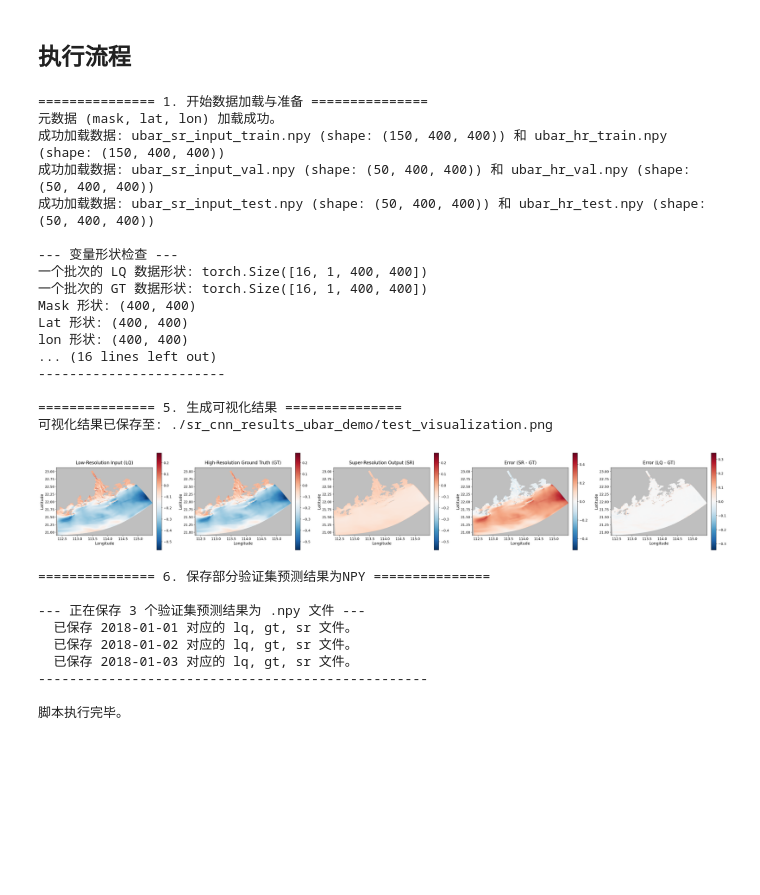
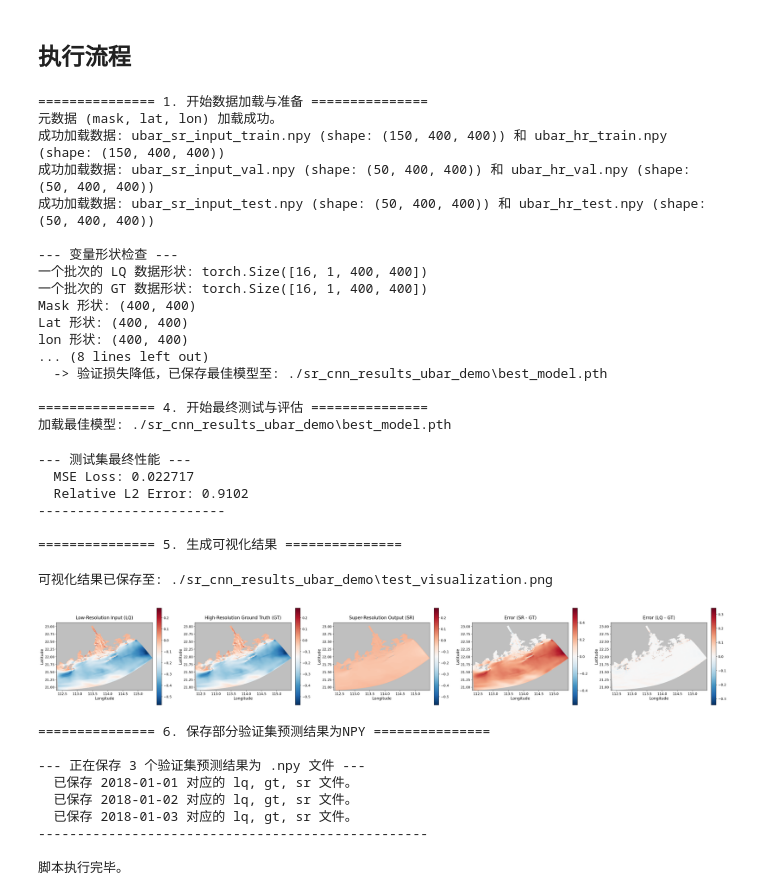
Before and after one commit to Enzo-888/Task1_CNN_superResolution, a Jupyter notebook: Task1_CNN_SuperResolution_example.ipynb, the cells around one changed output. Cells and saved outputs as stored; diff of their text form; code cells hidden in the pictures; blank space fills up the shorter version.

```diff
--- a/Task1_CNN_SuperResolution_example.ipynb
+++ b/Task1_CNN_SuperResolution_example.ipynb
@@ -336,8 +336,8 @@ def main():
     test_dataset = Dataset(Config.DATA_DIR, Config.LQ_TEMPLATE.format(split='test'), Config.GT_TEMPLATE.format(split='test'))
 
     # --- 创建 DataLoaders ---
-    train_loader = DataLoader(train_dataset, batch_size=Config.BATCH_SIZE, shuffle=True, num_workers=2)
-    val_loader = DataLoader(val_dataset, batch_size=Config.BATCH_SIZE, shuffle=False, num_workers=2)
+    train_loader = DataLoader(train_dataset, batch_size=Config.BATCH_SIZE, shuffle=True)
+    val_loader = DataLoader(val_dataset, batch_size=Config.BATCH_SIZE, shuffle=False)
     test_loader = DataLoader(test_dataset, batch_size=1, shuffle=False) # 测试时 batch_size=1 便于可视化
 
     # --- 形状检查 ---
@@ -427,44 +427,51 @@ def main():
 
         # 将数据移回CPU并转为numpy数组用于绘图
         lq_np = lq_sample.cpu().numpy()
         gt_np = gt_sample.cpu().numpy()
         sr_np = sr_sample.cpu().numpy()
 
         vis_save_path = os.path.join(Config.SAVE_DIR, "test_visualization.png")
         plot_results(lq_np, gt_np, sr_np, mask, lon, lat, vis_save_path)
 
     print("\n=============== 6. 保存部分验证集预测结果为NPY ===============")
     save_predictions_as_npy(model, val_loader, mask, Config.SAVE_DIR, num_samples=3)
 
     print("\n脚本执行完毕。")
 
 if __name__ == '__main__':
     main()
 # %% [output]
 =============== 1. 开始数据加载与准备 ===============
 元数据 (mask, lat, lon) 加载成功。
 成功加载数据: ubar_sr_input_train.npy (shape: (150, 400, 400)) 和 ubar_hr_train.npy (shape: (150, 400, 400))
 成功加载数据: ubar_sr_input_val.npy (shape: (50, 400, 400)) 和 ubar_hr_val.npy (shape: (50, 400, 400))
 成功加载数据: ubar_sr_input_test.npy (shape: (50, 400, 400)) 和 ubar_hr_test.npy (shape: (50, 400, 400))
 
 --- 变量形状检查 ---
 一个批次的 LQ 数据形状: torch.Size([16, 1, 400, 400])
 一个批次的 GT 数据形状: torch.Size([16, 1, 400, 400])
 Mask 形状: (400, 400)
 Lat 形状: (400, 400)
 lon 形状: (400, 400)
-... (16 lines left out)
-------------------------
+... (8 lines left out)
+  -> 验证损失降低，已保存最佳模型至: ./sr_cnn_results_ubar_demo\best_model.pth
 
-=============== 5. 生成可视化结果 ===============
-可视化结果已保存至: ./sr_cnn_results_ubar_demo/test_visualization.png
+=============== 4. 开始最终测试与评估 ===============
+加载最佳模型: ./sr_cnn_results_ubar_demo\best_model.pth
+--- 测试集最终性能 ---
+  MSE Loss: 0.022717
+  Relative L2 Error: 0.9102
+------------------------
+
+=============== 5. 生成可视化结果 ===============
+可视化结果已保存至: ./sr_cnn_results_ubar_demo\test_visualization.png
-[figure, old version]
+[figure, new version]
-=============== 6. 保存部分验证集预测结果为NPY ===============
-
---- 正在保存 3 个验证集预测结果为 .npy 文件 ---
-  已保存 2018-01-01 对应的 lq, gt, sr 文件。
-  已保存 2018-01-02 对应的 lq, gt, sr 文件。
-  已保存 2018-01-03 对应的 lq, gt, sr 文件。
---------------------------------------------------
-
-脚本执行完毕。
+=============== 6. 保存部分验证集预测结果为NPY ===============
+
+--- 正在保存 3 个验证集预测结果为 .npy 文件 ---
+  已保存 2018-01-01 对应的 lq, gt, sr 文件。
+  已保存 2018-01-02 对应的 lq, gt, sr 文件。
+  已保存 2018-01-03 对应的 lq, gt, sr 文件。
+--------------------------------------------------
+
+脚本执行完毕。
```
